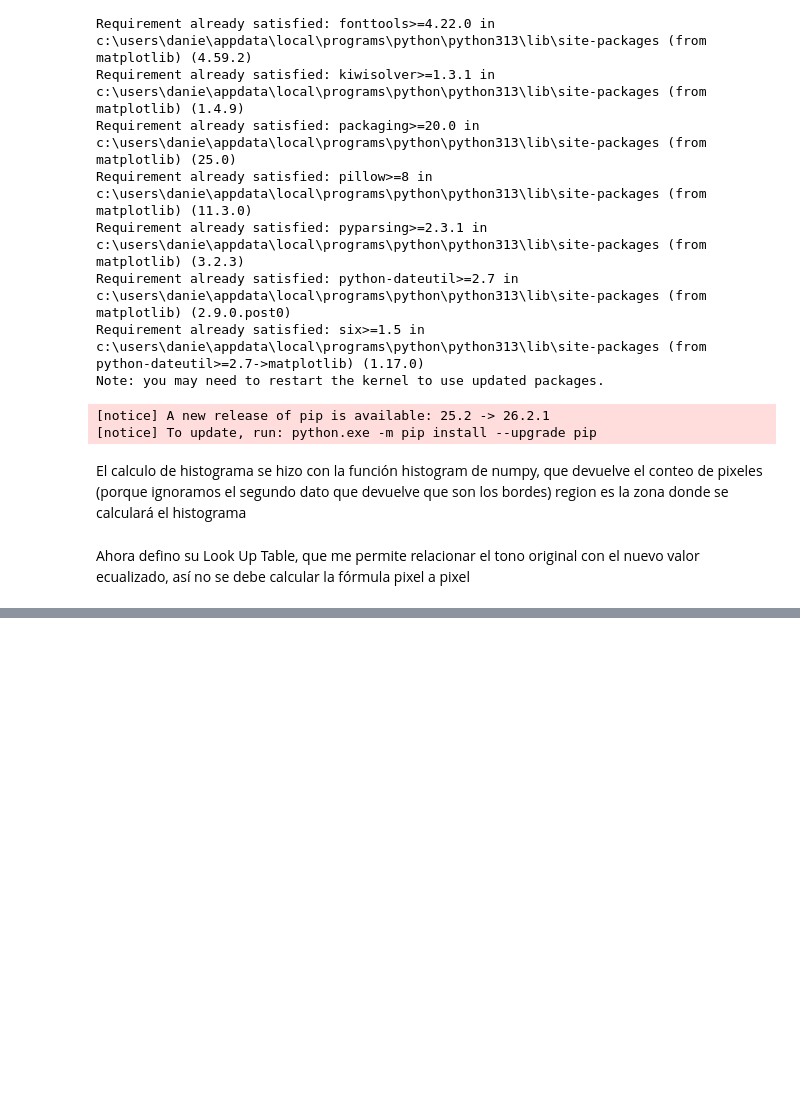
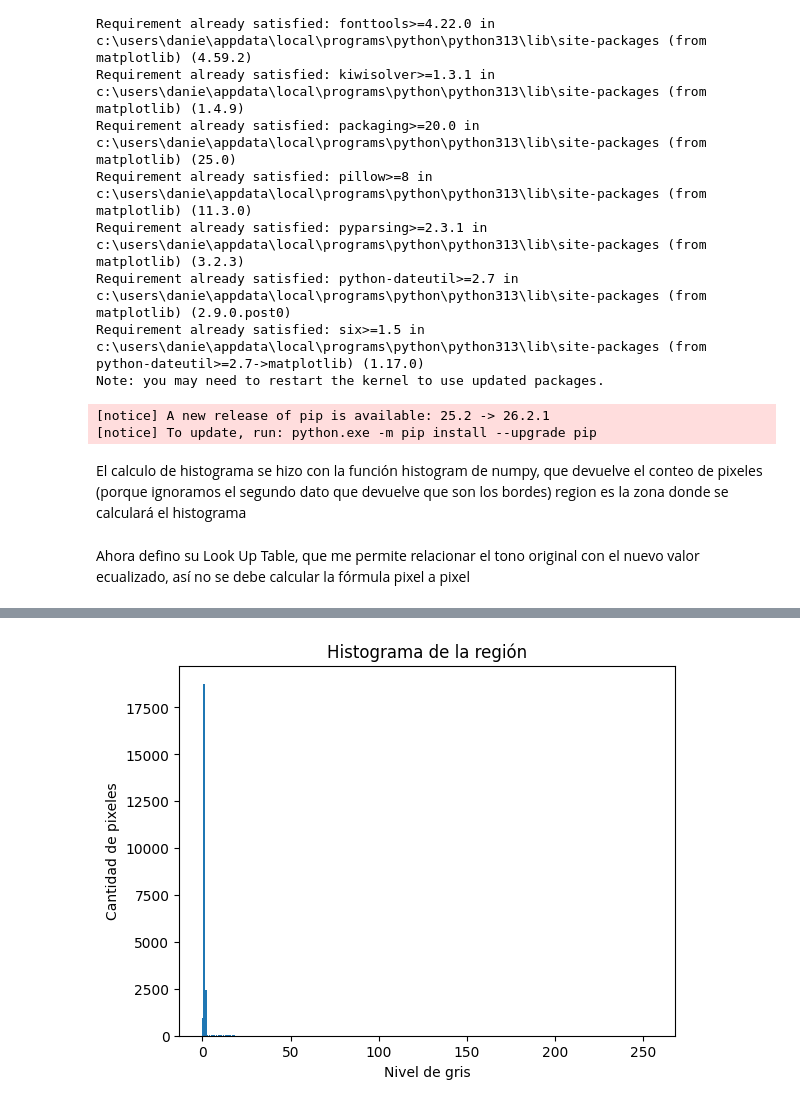
Before and after one commit to DanielaVidela/T1IEE2714, a Jupyter notebook: pregunta2.ipynb, the cells around one changed output, grey strips where cells are left out. Cells and saved outputs as stored; diff of their text form; code cells hidden in the pictures; blank space fills up the shorter version.

```diff
--- a/pregunta2.ipynb
+++ b/pregunta2.ipynb
@@ -59,0 +165,10 @@ porbando lol
+# %%
+hist = histograma(recorte)
+pixelestotales = recorte.size
+plt.bar(range(256), hist)
+plt.title('Histograma de la región')
+plt.xlabel('Nivel de gris')
+plt.ylabel('Cantidad de pixeles')
+plt.show()
+# %% [output]
+[figure, added]
```
Also changed, not shown: parts of 14 cells of this notebook, 1 other file.
